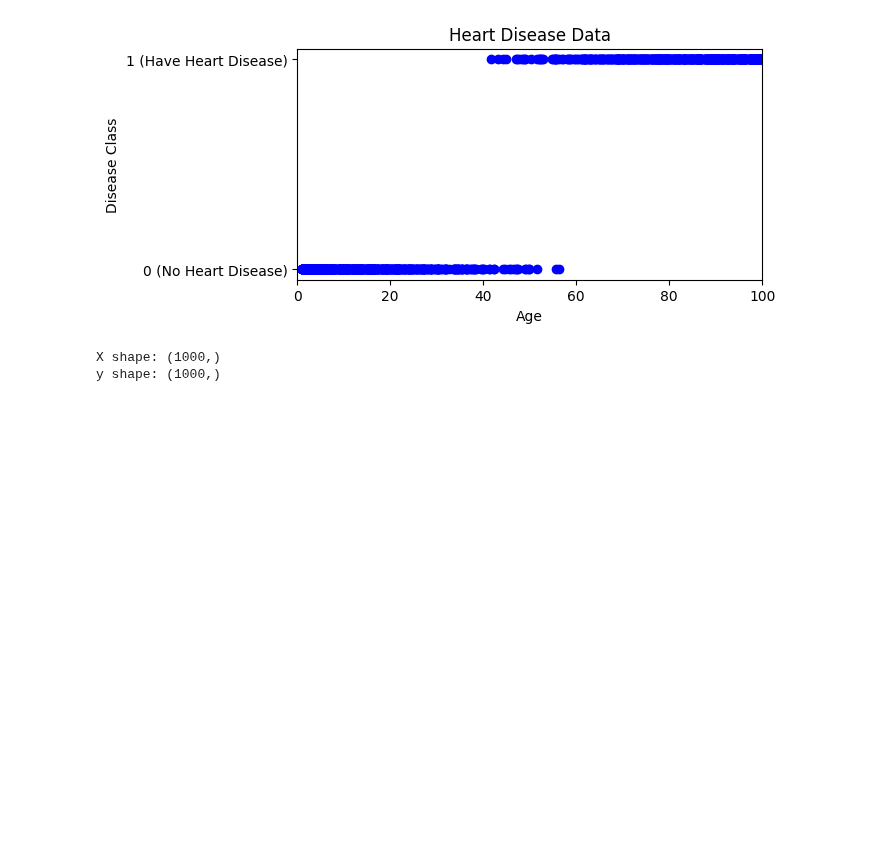
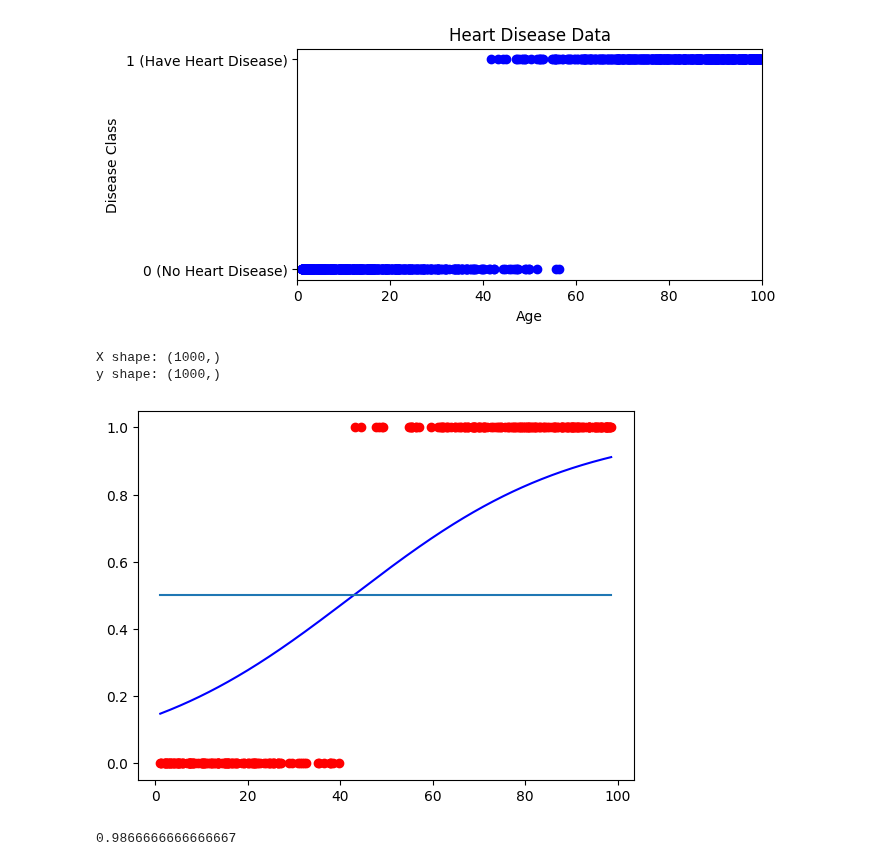
Before and after one commit to barzansaeedpour/foundations-of-machine-learning, a Jupyter notebook: 02_Supervised Learning/02_classification/Logistic Regression/01_logistic_regression_from_scratch.ipynb, the cells around one changed output. Saved outputs shown, nothing was run; the diff lists cells and outputs as text; code cells hidden in the pictures; blank space fills up the shorter version.

```diff
--- a/02_Supervised Learning/02_classification/Logistic Regression/01_logistic_regression_from_scratch.ipynb
+++ b/02_Supervised Learning/02_classification/Logistic Regression/01_logistic_regression_from_scratch.ipynb
@@ -564,7 +564,7 @@ y2 = np.zeros((healty_vector.shape))
 
 
 y = np.concat((y1,y2))
-X = np.concat((heart_disease_vector,y2))
+X = np.concat((heart_disease_vector,healty_vector))
 print(f"X shape: {X.shape}")
 print(f"y shape: {y.shape}")
 
@@ -593,26 +593,37 @@ def plot_sigmoid(x, w, b):
 
 
 def plot_logistic(Data, predictions, y_true, predicted_w, predicted_b):
-    number_of_features = Data.shape[1]
-    for f in range(number_of_features):
-        X = Data[:,f]
-        min_x = np.min(X) * -2
-        max_x = np.max(X) * 2
-        min_x = -100
-        max_x = 100
-        z = np.linspace(min_x, max_x, 1000)
+    X = Data
+    min_x = np.min(X)
+    max_x = np.max(X)
+    z = np.linspace(min_x, max_x, 1000)
+    y = plot_sigmoid(z,predicted_w, predicted_b)
+    plt.scatter(X, y_true, c= 'r' ,label='y_true')
+    # plt.scatter(Data, predictions, c= 'c' ,label='y_true')
+    plt.plot(z, y, 'b' , c = 'b' ,label = 'predicted sigmoid')
+    plt.plot(z,[0.5 for i in z],)
+    plt.show()
 
-        y = plot_sigmoid(z,predicted_w[f], predicted_b)
-        plt.plot(z, y, 'b' , c = 'b' ,label = 'predicted sigmoid')
-        plt.scatter(X, y_true, c= 'r' ,label='y_true')
-        # plt.scatter(X, predictions, c= 'g' ,label='predicted probability')
+    # number_of_features = Data.shape[1]
+    # for f in range(number_of_features):
+    #     X = Data[:,f]
+    #     min_x = np.min(X) * -2
+    #     max_x = np.max(X) * 2
+    #     min_x = -100
+    #     max_x = 100
+    #     z = np.linspace(min_x, max_x, 1000)
+
+    #     y = plot_sigmoid(z,predicted_w[f], predicted_b)
+    #     plt.plot(z, y, 'b' , c = 'b' ,label = 'predicted sigmoid')
+    #     plt.scatter(X, y_true, c= 'r' ,label='y_true')
+    #     # plt.scatter(X, predictions, c= 'g' ,label='predicted probability')
 
 
-        # h = 1/(1+np.exp(-(np.prod(w.T,X) + b)))
-        # plt.scatter(X[:,0] , predictions)
-        # plt.scatter(X[:,0],h[:,0])
-        plt.legend()
-        plt.show()
+    #     # h = 1/(1+np.exp(-(np.prod(w.T,X) + b)))
+    #     # plt.scatter(X[:,0] , predictions)
+    #     # plt.scatter(X[:,0],h[:,0])
+    #     plt.legend()
+    #     plt.show()
 
 class LogisticRegression():
 
@@ -623,8 +634,8 @@ class LogisticRegression():
         self.bias = None
 
     def fit(self, X, y):
-        n_samples, n_features = X.shape
-        self.weights = np.zeros(n_features)
+        n_samples, n_features = len(X) , 1
+        self.weights = 0
         self.bias = 0
 
         for itr in range(self.n_iters):
@@ -645,38 +656,40 @@ class LogisticRegression():
         linear_pred = np.dot(X, self.weights) + self.bias
         y_pred = sigmoid(linear_pred)
         class_pred = [0 if y<=0.5 else 1 for y in y_pred]
         plot_logistic(X , class_pred , class_pred , self.weights, self.bias)
         return class_pred
 
 
 
 
 
 import numpy as np
 from sklearn.model_selection import train_test_split
 from sklearn import datasets
 import matplotlib.pyplot as plt
 
 # bc = datasets.load_breast_cancer()
 # X, y = bc.data, bc.target
 
 print(f"X shape: {X.shape}")
 print(f"y shape: {y.shape}")
 # # Convert to DataFrame
 # df = pd.DataFrame(bc.data, columns=bc.feature_names)
 # df
 
-# X_train, X_test, y_train, y_test = train_test_split(X, y, test_size=0.2, random_state=1234)
+X_train, X_test, y_train, y_test = train_test_split(X, y, test_size=0.3, random_state=1234)
 
-# clf = LogisticRegression(lr=0.01)
-# clf.fit(X_train,y_train)
-# y_pred = clf.predict(X_test)
+clf = LogisticRegression(lr=0.01)
+clf.fit(X_train,y_train)
+y_pred = clf.predict(X_test)
 
-# def accuracy(y_pred, y_test):
-#     return np.sum(y_pred==y_test)/len(y_test)
+def accuracy(y_pred, y_test):
+    return np.sum(y_pred==y_test)/len(y_test)
 
-# acc = accuracy(y_pred, y_test)
-# print(acc)
+acc = accuracy(y_pred, y_test)
+print(acc)
 # %% [output]
 X shape: (1000,)
 y shape: (1000,)
+[figure, added]
+0.9866666666666667
```
